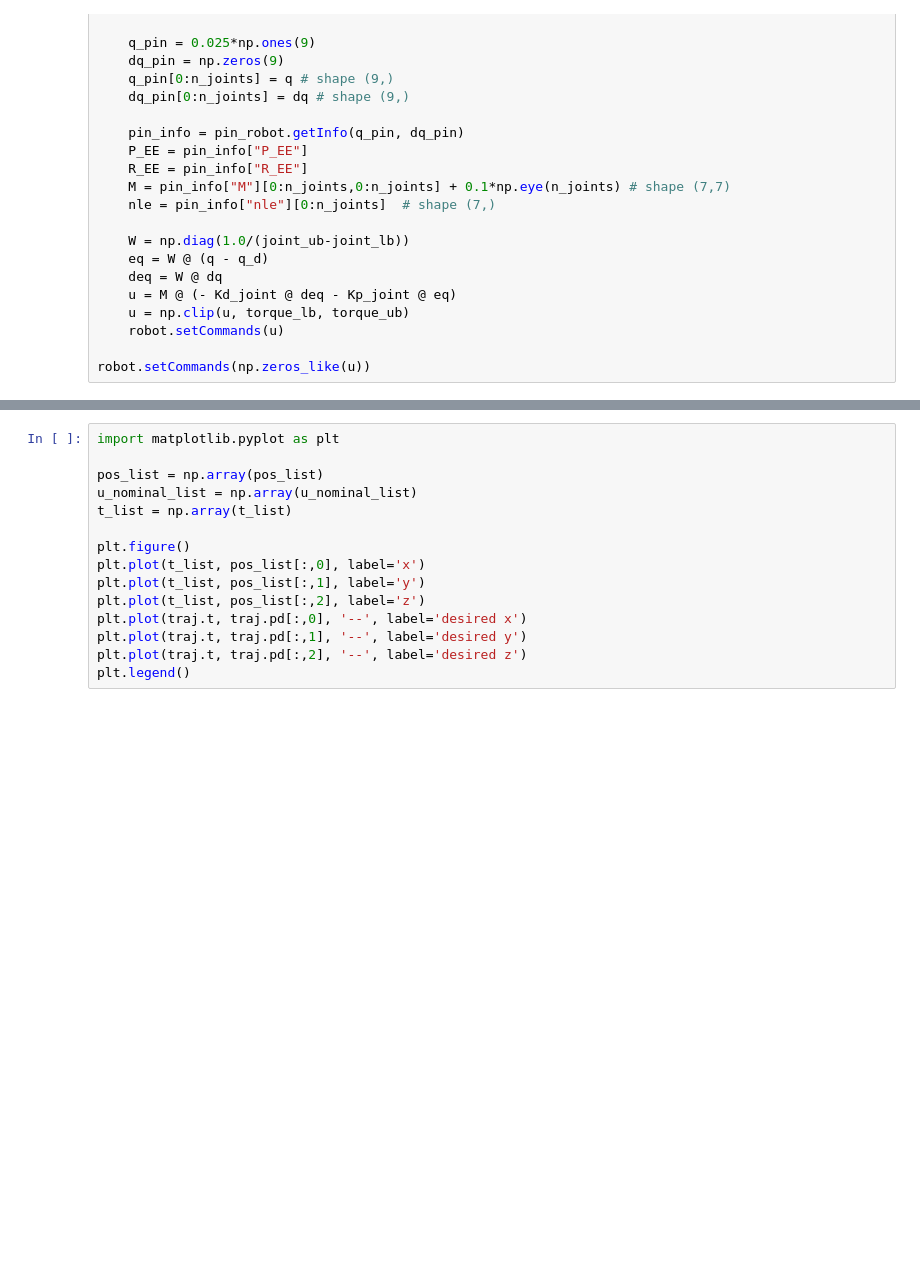
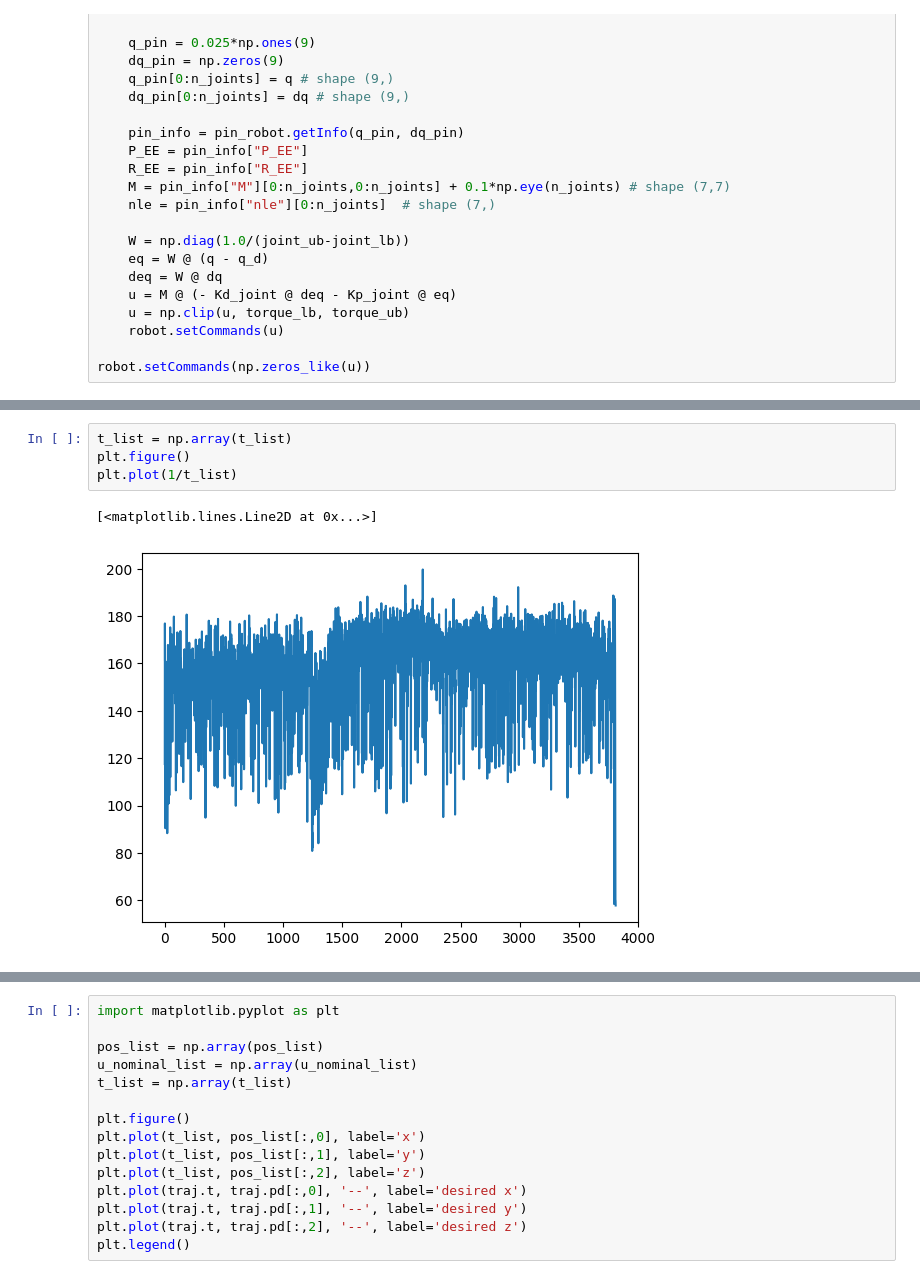
Before and after one commit to shiqingw/HOCBF-FR3-Experiments, a Jupyter notebook: exp1_box_circulation.ipynb, the cells around one changed output, grey strips where cells are left out. Cells and saved outputs as stored; diff of their text form; blank space fills up the shorter version.

```diff
--- a/exp1_box_circulation.ipynb
+++ b/exp1_box_circulation.ipynb
@@ -340,3 +537,10 @@ plt.plot(tau_list)
+# %%
+t_list = np.array(t_list)
+plt.figure()
+plt.plot(1/t_list)
+# %% [output]
+[<matplotlib.lines.Line2D at 0x...>]
+[figure, added]
 # %%
 all_h_list = np.array(all_h_list)
 plt.figure()
```
Also changed, not shown: parts of 13 cells of this notebook.
